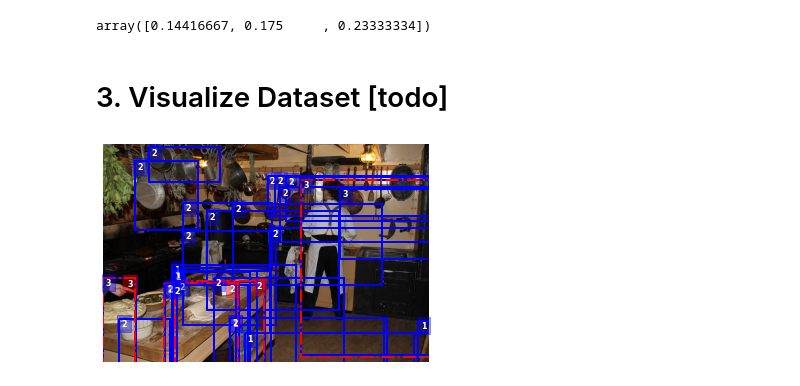
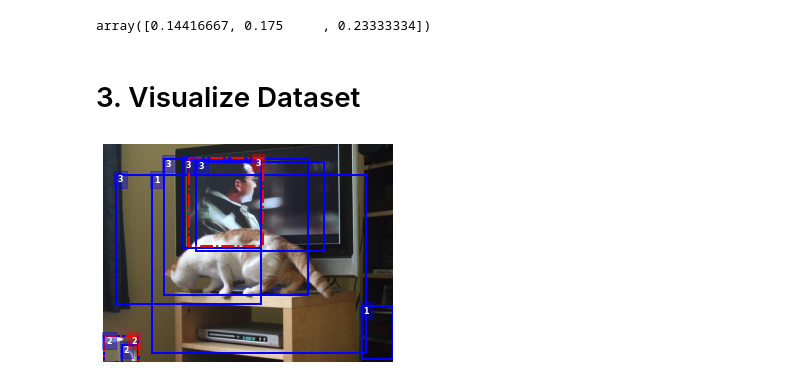
Before and after one commit to cleanlab/cleanlab, a Jupyter notebook: cleanlab/object_detection/tutorial/object_detection_tutorial.ipynb, the cells around one changed output. Cells and saved outputs as stored; diff of their text form; code cells hidden in the pictures.

Commit message:
Add thresholds for visualize functinality

```diff
--- a/cleanlab/object_detection/tutorial/object_detection_tutorial.ipynb
+++ b/cleanlab/object_detection/tutorial/object_detection_tutorial.ipynb
@@ -96,4 +118,4 @@ scores[issue_idx_threshold]
 # %% [output]
 array([0.14416667, 0.175     , 0.23333334])
 # %% [markdown]
-# 3. Visualize Dataset [todo]
+# 3. Visualize Dataset
@@ -185,6 +122,7 @@ def viz(image_path, result, annotation, gt_overlay=True):
 # %%
-example_image_idx = 0
+example_image_idx = 12
 image_path = 'example_images/' + annotations[example_image_idx]['seg_map']
-viz(image_path, results[example_image_idx], annotations[example_image_idx], gt_overlay=True)
+
+viz(image_path, results[example_image_idx], annotations[example_image_idx])
 # %% [output]
-[figure, old version]
+[figure, new version]
```
Also changed, not shown: parts of 9 cells of this notebook, 1 other file.
